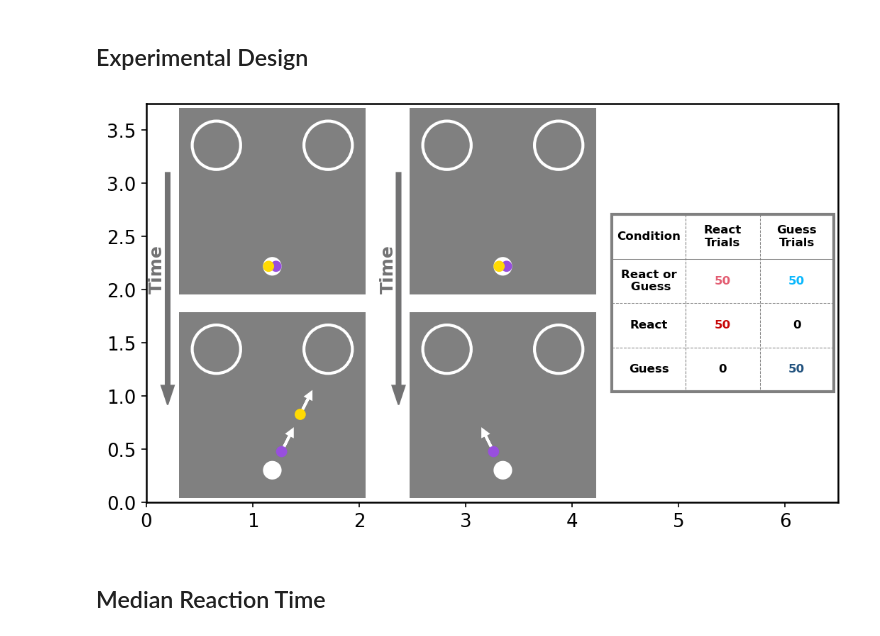
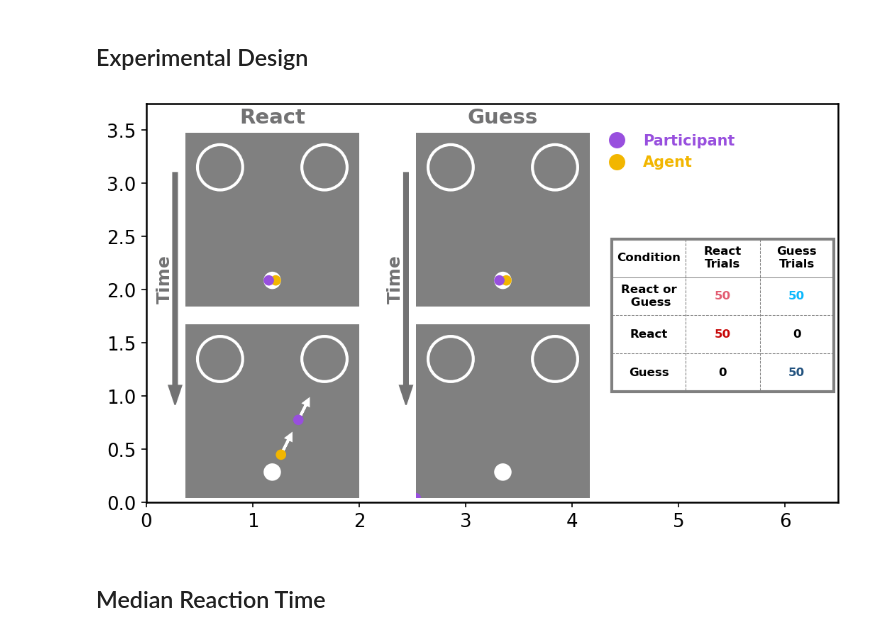
Before and after one commit to SethSullivan/MatchPennies-Agent-Expirement, a Jupyter notebook: scripts/makefigs/Exp2_Paper_Figures.ipynb, the cells around one changed output. Cells and saved outputs as stored; diff of their text form; code cells hidden in the pictures.

```diff
--- a/scripts/makefigs/Exp2_Paper_Figures.ipynb
+++ b/scripts/makefigs/Exp2_Paper_Figures.ipynb
@@ -47,19 +50,15 @@ collapse_colors = [
 # %% [markdown]
 ## Experimental Design
 # %%
-mosaic = [["a","b","c"],
-          ["aa","bb","c"],
-]
-fig = pf.NewFigure(mosaic, figsize=(6.5,3.75))
-# Squares
+agent_color = wheel.lighten_color(wheel.yellow, 1.75)
+
+#* Create Shape Objects
 squares = [(0,0,1,1)]*4
-
 circle_radius = 0.13
 circ_pad = 0.07
-
 startx,starty = 0.5, 0.15
-agent_circle_positions = [(startx-0.02,starty),(startx+0.15,starty+0.3),(startx-0.02,starty),(0,0)]
-player_circle_positions = [(startx+0.02,starty),(startx+0.05,starty+0.1),(startx+0.02,starty),(startx-0.05,starty+0.1)]
+agent_circle_positions = [(startx+0.02,starty),(startx+0.05,starty+0.1),(startx+0.02,starty),(startx-0.05,starty+0.1)]
+player_circle_positions = [(startx-0.02,starty),(startx+0.15,starty+0.3),(startx-0.02,starty),(0,0)]
 rectangles = []
 circle_patches = []
 start_circles = []
@@ -74,16 +73,15 @@ for i,square in enumerate(squares):
     circR = mpl.patches.Circle((circRx,circy), circle_radius, edgecolor='white', facecolor='none', lw=2)
     circle_patches.append((circL,circR))
     start_circles.append(mpl.patches.Circle((startx,starty), 0.05, edgecolor='white', facecolor='white', lw=0))
-    agent_circles.append(mpl.patches.Circle(agent_circle_positions[i], 0.03, facecolor=wheel.sunflower, lw=0))
-    player_circles.append(mpl.patches.Circle(player_circle_positions[i], 0.03, facecolor=wheel.purple, lw=0))
+    agent_circles.append(mpl.patches.Circle(agent_circle_positions[i], 0.03, facecolor=agent_color, lw=0))
+    player_circles.append(mpl.patches.Circle(player_circle_positions[i], 0.03, facecolor=wheel.purple, lw=0, zorder=99))
 
-
-# Circles
-circles = [(circle_radius, 1-circle_radius), (1-circle_radius, 1-circle_radius)]
-for ax in [fig.axes['a'],fig.axes['b']]:
-    circLU = mpl.patches.Circle(circles[0], circle_radius, edgecolor='grey', facecolor='none', lw=4)
-    circRU = mpl.patches.Circle(circles[1], circle_radius, edgecolor='grey', facecolor='none', lw=4)
-
+#* Plot
+mosaic = [["a","b","c"],
+          ["aa","bb","c"],
+]
+fig = pf.NewFigure(mosaic, figsize=(6.5,3.75))
+#* Plot upper and lower squares and associated circles
 for i,ax in enumerate([fig.axes['a'],fig.axes['aa'],fig.axes['b'], fig.axes['bb']]):
     ax.set_aspect('equal')
     ax.add_patch(rectangles[i])
@@ -107,7 +105,10 @@ for i,ax in enumerate([fig.axes['a'],fig.axes['aa'],fig.axes['b'], fig.axes['bb'
     ax.set_yticklabels([])
     ax.set_axis_off()
 
-#### Plot Table ######
+fig.axes['a'].set_title("React", fontsize=14,fontweight="bold", color=wheel.dark_grey)
+fig.axes['b'].set_title("Guess", fontsize=14,fontweight="bold", color=wheel.dark_grey)
+
+#*### Plot Table ######
 fig.axes['c'].set_xticklabels([])
 fig.axes['c'].set_yticklabels([])
 table = np.array([
@@ -117,40 +118,50 @@ table = np.array([
     ["Guess", "0", "50"],
 ])
 fontcolors = np.full_like(table, wheel.black)
+fontcolors[1:,0] = wheel.black
 fontcolors[1,1] = wheel.rak_red
 fontcolors[2,1] = wheel.dark_red
 fontcolors[1,2] = wheel.rak_blue
 fontcolors[3,2] = wheel.dark_blue
 
 inner_horizontal_ls = ["-","--","--"]
 inner_vertical_ls = ["--","--","--"]
 
 
 pf.PrettyTable(fig.axes['c'], table_values=table, fontcolor=fontcolors, fontweight="bold",
-               inner_horizontal_ls=inner_horizontal_ls,inner_vertical_ls=inner_vertical_ls, inner_lw = 0.5, border_lw=2, fontsize=8)
+               inner_horizontal_ls=inner_horizontal_ls,inner_vertical_ls=inner_vertical_ls,
+               inner_lw = 0.5, border_lw=2, fontsize=8, ha='center')
 fig.axes['c'].set_axis_off()
-######## Fine tuning and add arrows ########
+#*####### Fine tuning and add arrows ########
 # fig.fig.canvas.draw()
 # fig.fig.set_layout_engine('none')
 
 adj = 2
 fig.adjust_size(fig.axes['c'],(0,-adj))
 fig.adjust_position(fig.axes['c'],(0,adj/2))
 
 fig.adjust_position(fig.axes['a'], (0.1,0))
 fig.adjust_position(fig.axes['aa'], (0.1,0))
 fig.adjust_position(fig.axes['b'], (0.1,0))
 fig.adjust_position(fig.axes['bb'], (0.1,0))
 
-for xpos in [0.2,2.37]:
-    fig.axmain.text(xpos-0.1,2.0, "Time", ha='center', rotation = "vertical", transform=fig.axmain.transData, fontweight="bold", color=wheel.dark_grey)
+#* Plot Time Arrows
+for xpos in [0.27,2.44]:
+    fig.axmain.text(xpos-0.1, 2.1, "Time", ha='center',va='center', rotation = "vertical",
+                    transform=fig.axmain.transData, fontweight="bold", color=wheel.dark_grey)
     fig.axmain.arrow(xpos, 3.1, 0,-2, transform = fig.axmain.transData, color=wheel.dark_grey, width=0.04)
 
+from matplotlib.lines import Line2D
+from matplotlib.patches import Circle
+
+dv.legend(ax=fig.axmain, labels=["Participant", "Agent"],
+          colors=[wheel.purple, agent_color],
+          handlestyle="circle", fontsize=10, loc=(0.65,0.82),markersize=10)
 # fig.remove_figure_borders()
 plt.show()
 fig.savefig(SAVE_PATH / "exp2_design.png")
 # %% [output]
-[figure, old version]
+[figure, new version]
 # %% [markdown]
 ## Median Reaction Time
 # %%
```
Also changed, not shown: parts of 1 cell of this notebook.
